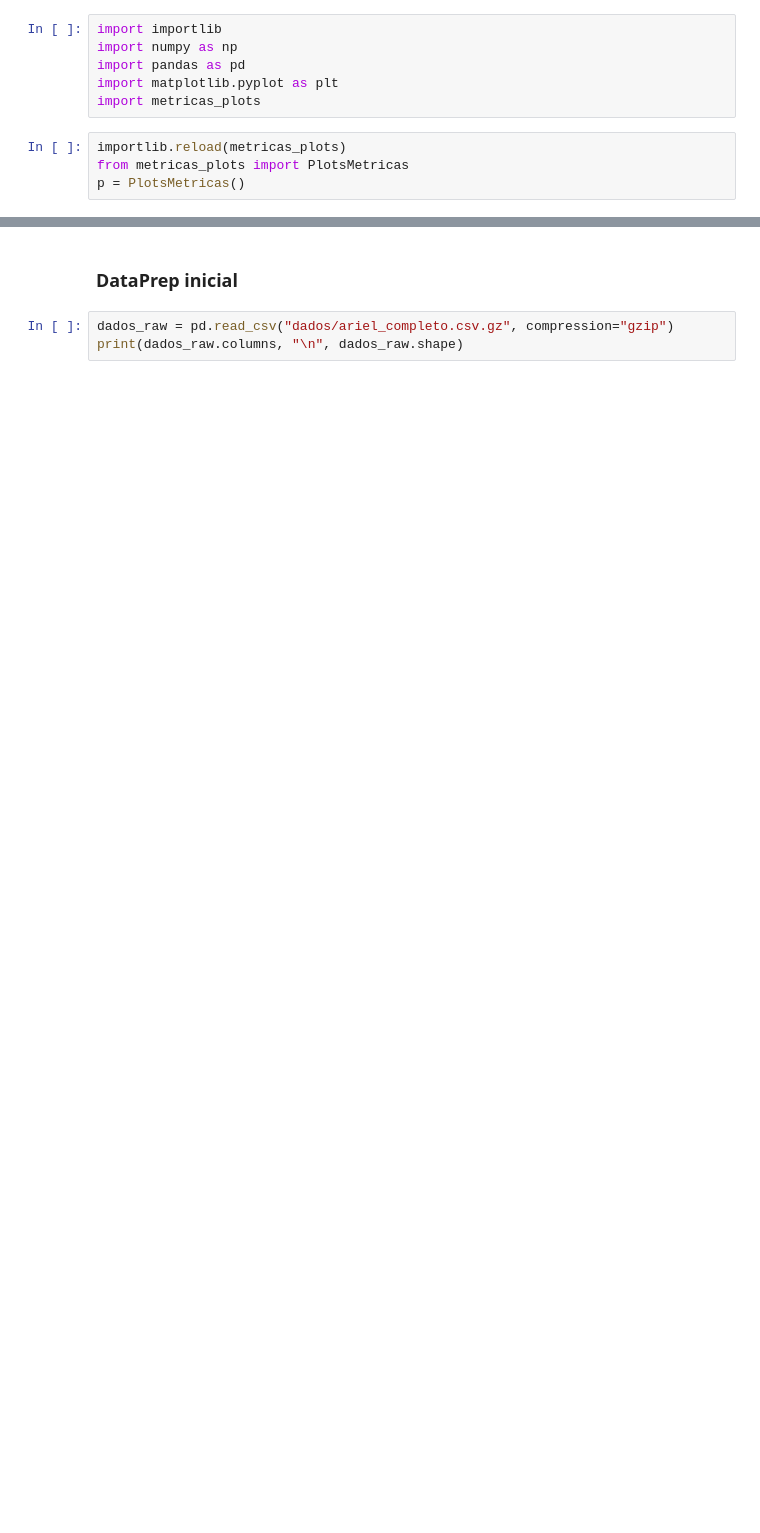
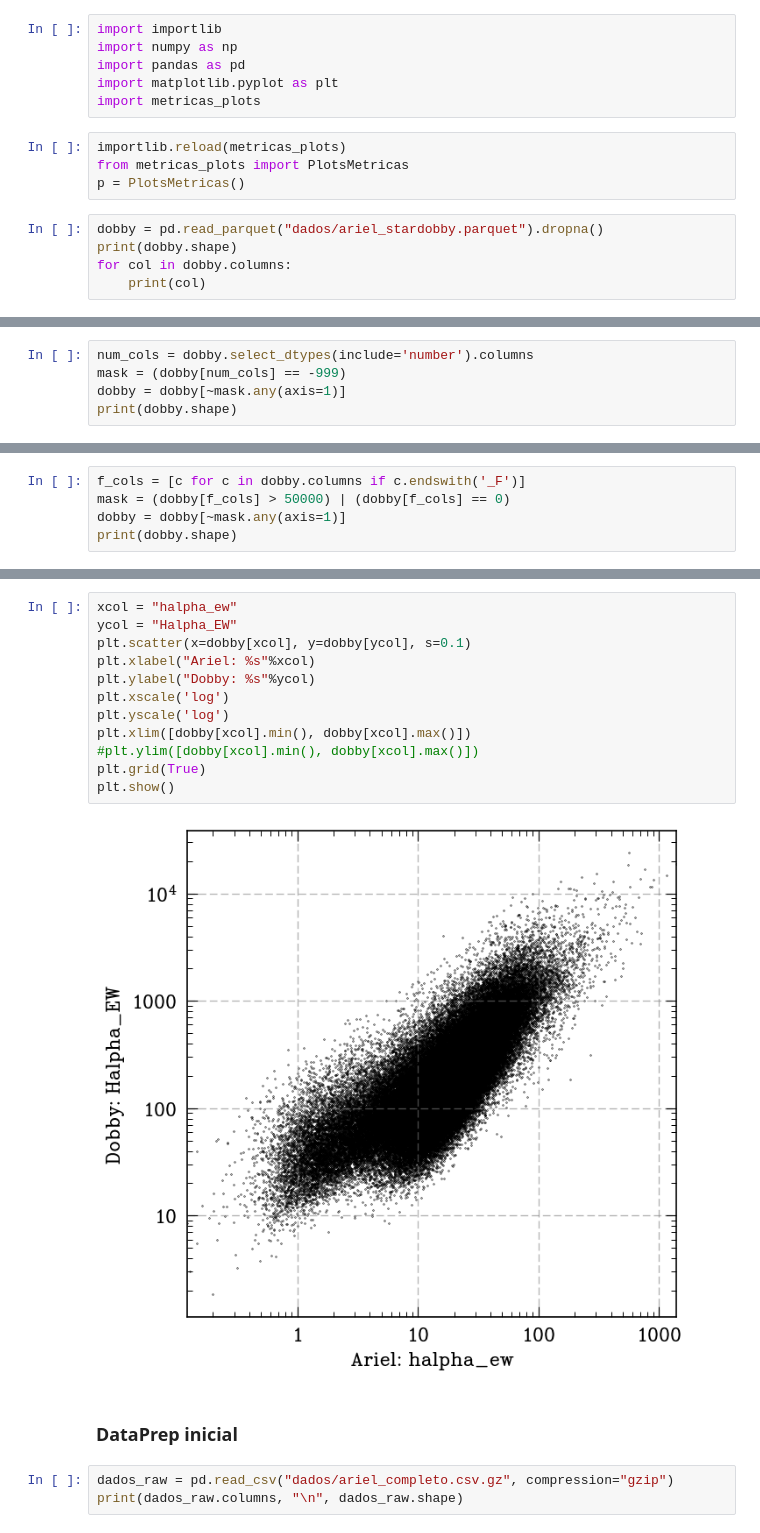
Before and after one commit to feanored/SymbolicEW, a Jupyter notebook: 1-DataPrep.ipynb, the cells around one changed output, grey strips where cells are left out. Drawn from its saved outputs; the diff is of its cells as text; blank space fills up the shorter version.

Commit message:
Dados Dobby+Starlight v1

```diff
--- a/1-DataPrep.ipynb
+++ b/1-DataPrep.ipynb
@@ -8,3 +8,8 @@ import metricas_plots
 importlib.reload(metricas_plots)
 from metricas_plots import PlotsMetricas
 p = PlotsMetricas()
+# %%
+dobby = pd.read_parquet("dados/ariel_stardobby.parquet").dropna()
+print(dobby.shape)
+for col in dobby.columns:
+    print(col)
@@ -10,0 +34,5 @@ p = PlotsMetricas()
+# %%
+num_cols = dobby.select_dtypes(include='number').columns
+mask = (dobby[num_cols] == -999)
+dobby = dobby[~mask.any(axis=1)]
+print(dobby.shape)
@@ -10,0 +41,5 @@ p = PlotsMetricas()
+# %%
+f_cols = [c for c in dobby.columns if c.endswith('_F')]
+mask = (dobby[f_cols] > 50000) | (dobby[f_cols] == 0)
+dobby = dobby[~mask.any(axis=1)]
+print(dobby.shape)
@@ -11,3 +62,17 @@ p = PlotsMetricas()
+# %%
+xcol = "halpha_ew"
+ycol = "Halpha_EW"
+plt.scatter(x=dobby[xcol], y=dobby[ycol], s=0.1)
+plt.xlabel("Ariel: %s"%xcol)
+plt.ylabel("Dobby: %s"%ycol)
+plt.xscale('log')
+plt.yscale('log')
+plt.xlim([dobby[xcol].min(), dobby[xcol].max()])
+#plt.ylim([dobby[xcol].min(), dobby[xcol].max()])
+plt.grid(True)
+plt.show()
+# %% [output]
+[figure, added]
 # %% [markdown]
 ### DataPrep inicial
 # %%
```
Also changed, not shown: parts of 9 cells of this notebook, 8 other files.
